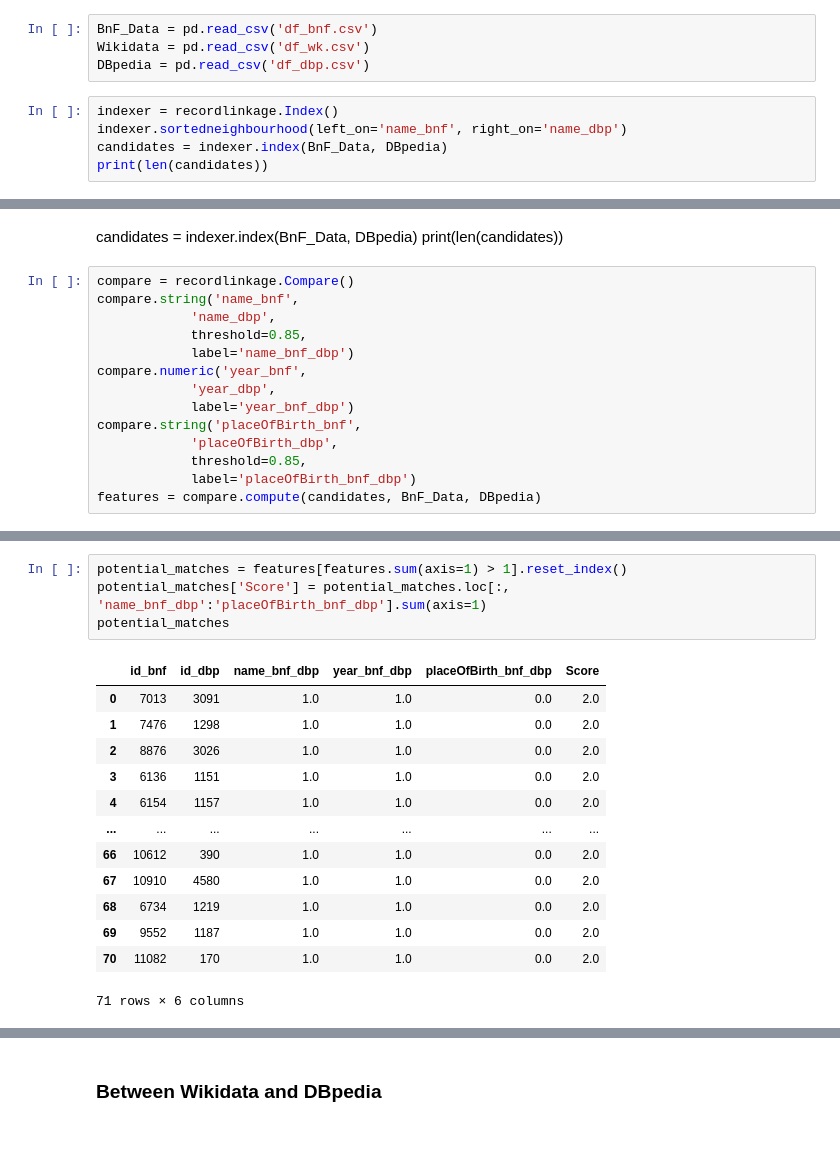
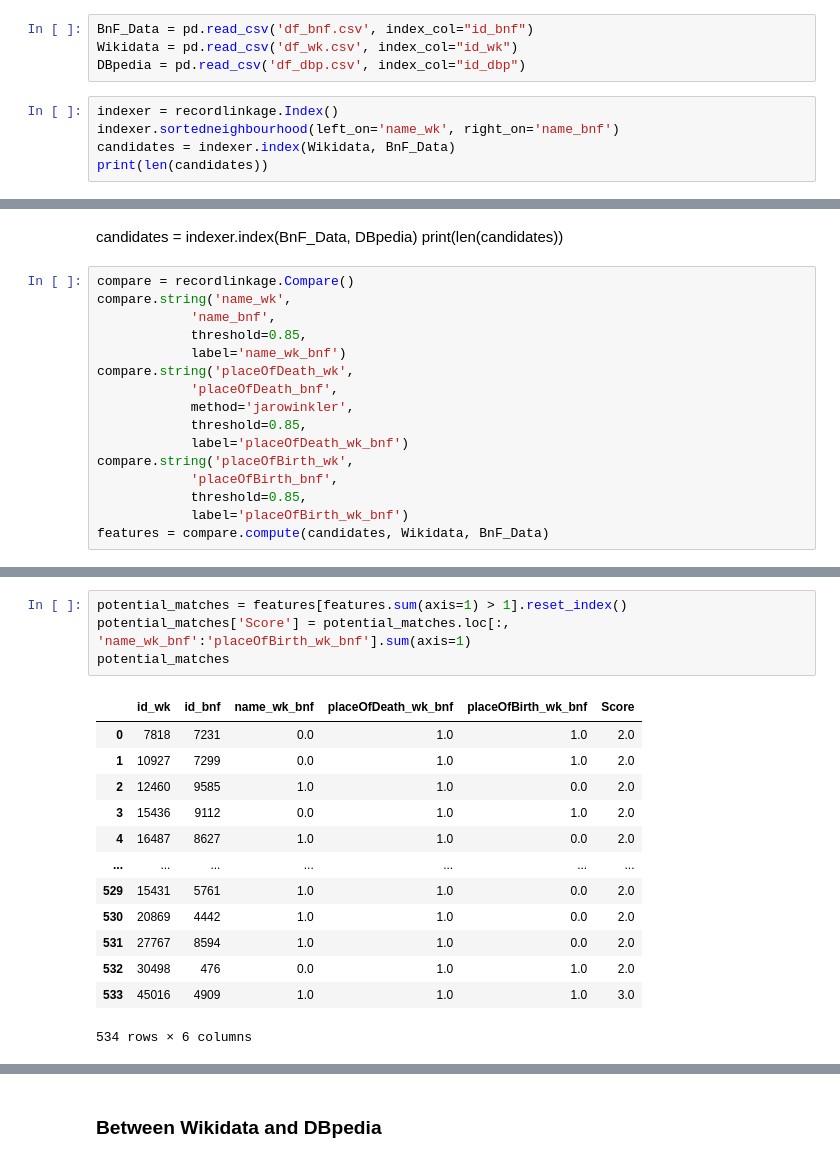
Before and after one commit to Semantic-Data-for-Humanities/Economists_Jurists, a Jupyter notebook: Notebooks/Issues/Merge_DBpedia_BnF_Data_Wikidata.ipynb, the cells around one changed output, grey strips where cells are left out. Cells and saved outputs as stored; diff of their text form.

```diff
--- a/Notebooks/Issues/Merge_DBpedia_BnF_Data_Wikidata.ipynb
+++ b/Notebooks/Issues/Merge_DBpedia_BnF_Data_Wikidata.ipynb
@@ -1206,10 +1303,10 @@ final[:50]
 # %%
-BnF_Data = pd.read_csv('df_bnf.csv')
-Wikidata = pd.read_csv('df_wk.csv')
-DBpedia = pd.read_csv('df_dbp.csv')
+BnF_Data = pd.read_csv('df_bnf.csv', index_col="id_bnf")
+Wikidata = pd.read_csv('df_wk.csv', index_col="id_wk")
+DBpedia = pd.read_csv('df_dbp.csv', index_col="id_dbp")
 # %%
 indexer = recordlinkage.Index()
-indexer.sortedneighbourhood(left_on='name_bnf', right_on='name_dbp')
-candidates = indexer.index(BnF_Data, DBpedia)
+indexer.sortedneighbourhood(left_on='name_wk', right_on='name_bnf')
+candidates = indexer.index(Wikidata, BnF_Data)
 print(len(candidates))
 # %% [output]
@@ -1224,15 +1321,17 @@ candidates = indexer.index(BnF_Data, DBpedia)
 print(len(candidates))
 # %%
 compare = recordlinkage.Compare()
-compare.string('name_bnf',
-            'name_dbp',
+compare.string('name_wk',
+            'name_bnf',
             threshold=0.85,
-            label='name_bnf_dbp')
-compare.numeric('year_bnf',
-            'year_dbp',
-            label='year_bnf_dbp')
-compare.string('placeOfBirth_bnf',
-            'placeOfBirth_dbp',
+            label='name_wk_bnf')
+compare.string('placeOfDeath_wk',
+            'placeOfDeath_bnf',
+            method='jarowinkler',
             threshold=0.85,
-            label='placeOfBirth_bnf_dbp')
-features = compare.compute(candidates, BnF_Data, DBpedia)
+            label='placeOfDeath_wk_bnf')
+compare.string('placeOfBirth_wk',
+            'placeOfBirth_bnf',
+            threshold=0.85,
+            label='placeOfBirth_wk_bnf')
+features = compare.compute(candidates, Wikidata, BnF_Data)
@@ -1245,18 +1363,18 @@ features
 # %%
 potential_matches = features[features.sum(axis=1) > 1].reset_index()
-potential_matches['Score'] = potential_matches.loc[:, 'name_bnf_dbp':'placeOfBirth_bnf_dbp'].sum(axis=1)
+potential_matches['Score'] = potential_matches.loc[:, 'name_wk_bnf':'placeOfBirth_wk_bnf'].sum(axis=1)
 potential_matches
 # %% [output]
-|  | id_bnf | id_dbp | name_bnf_dbp | year_bnf_dbp | placeOfBirth_bnf_dbp | Score |
-| 0 | 7013 | 3091 | 1.0 | 1.0 | 0.0 | 2.0 |
-| 1 | 7476 | 1298 | 1.0 | 1.0 | 0.0 | 2.0 |
-| 2 | 8876 | 3026 | 1.0 | 1.0 | 0.0 | 2.0 |
-| 3 | 6136 | 1151 | 1.0 | 1.0 | 0.0 | 2.0 |
-| 4 | 6154 | 1157 | 1.0 | 1.0 | 0.0 | 2.0 |
+|  | id_wk | id_bnf | name_wk_bnf | placeOfDeath_wk_bnf | placeOfBirth_wk_bnf | Score |
+| 0 | 7818 | 7231 | 0.0 | 1.0 | 1.0 | 2.0 |
+| 1 | 10927 | 7299 | 0.0 | 1.0 | 1.0 | 2.0 |
+| 2 | 12460 | 9585 | 1.0 | 1.0 | 0.0 | 2.0 |
+| 3 | 15436 | 9112 | 0.0 | 1.0 | 1.0 | 2.0 |
+| 4 | 16487 | 8627 | 1.0 | 1.0 | 0.0 | 2.0 |
 | ... | ... | ... | ... | ... | ... | ... |
-| 66 | 10612 | 390 | 1.0 | 1.0 | 0.0 | 2.0 |
-| 67 | 10910 | 4580 | 1.0 | 1.0 | 0.0 | 2.0 |
-| 68 | 6734 | 1219 | 1.0 | 1.0 | 0.0 | 2.0 |
-| 69 | 9552 | 1187 | 1.0 | 1.0 | 0.0 | 2.0 |
-| 70 | 11082 | 170 | 1.0 | 1.0 | 0.0 | 2.0 |
+| 529 | 15431 | 5761 | 1.0 | 1.0 | 0.0 | 2.0 |
+| 530 | 20869 | 4442 | 1.0 | 1.0 | 0.0 | 2.0 |
+| 531 | 27767 | 8594 | 1.0 | 1.0 | 0.0 | 2.0 |
+| 532 | 30498 | 476 | 0.0 | 1.0 | 1.0 | 2.0 |
+| 533 | 45016 | 4909 | 1.0 | 1.0 | 1.0 | 3.0 |
-71 rows × 6 columns
+534 rows × 6 columns
```
Also changed, not shown: parts of 83 cells of this notebook.
